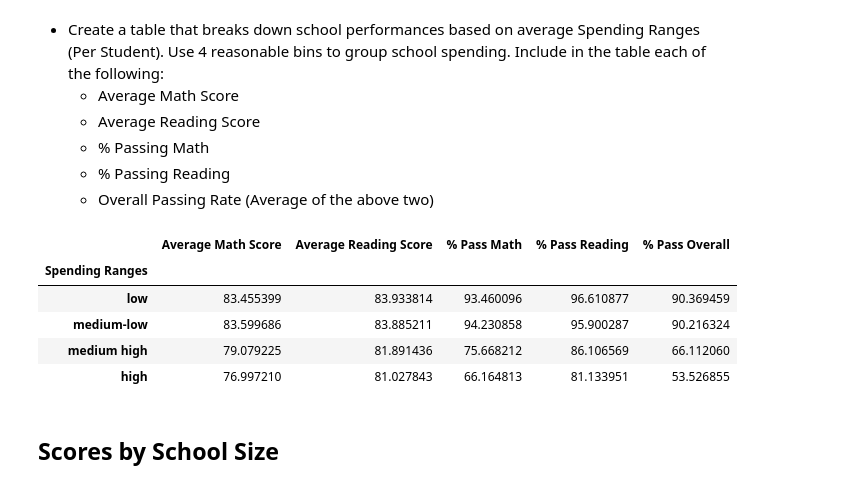
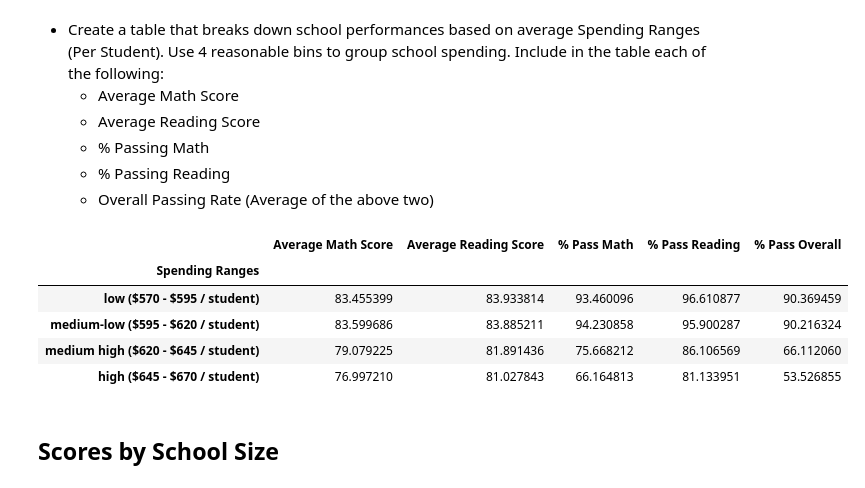
Before and after one commit to KatherineH-cls/pandas-challenge, a Jupyter notebook: PyCitySchools/PyCitySchools.ipynb, the cells around one changed output. Drawn from its saved outputs; the diff is of its cells as text; code cells hidden in the pictures.

```diff
--- a/PyCitySchools/PyCitySchools.ipynb
+++ b/PyCitySchools/PyCitySchools.ipynb
@@ -372,33 +372,33 @@ reading_by_grade.style
 # %%
 # create a subset table of summary_reorder to use for score analysis
 school_analysis = summary_reorder[['Per Student Budget', 'Average Math Score', 'Average Reading Score',
        '% Pass Math', '% Pass Reading', '% Pass Overall']].copy()
 
 # Create the bins for school spending
 spending_bins = [570, 595, 620, 645, 670]
 
 # Create the names for the bins
-spending_groups = ['low', 'medium-low', 'medium high', 'high']
+spending_groups = ['low ($570 - $595 / student)', 'medium-low ($595 - $620 / student)', 'medium high ($620 - $645 / student)', 'high ($645 - $670 / student)']
 
 # Cut the data
 school_analysis['Spending Ranges']=pd.cut(school_analysis['Per Student Budget'], spending_bins, labels = spending_groups, include_lowest = True)
 
 # Create a group based on the bins
 school_analysis_spend = school_analysis.groupby('Spending Ranges').mean()
 
 # Choose which columns to print
 col_print = ['Average Math Score', 'Average Reading Score',
        '% Pass Math', '% Pass Reading', '% Pass Overall']
 
 
 school_analysis_spend[col_print]
 # %% [output]
 |  | Average Math Score | Average Reading Score | % Pass Math | % Pass Reading | % Pass Overall |
 | Spending Ranges |  |  |  |  |  |
-| low | 83.455399 | 83.933814 | 93.460096 | 96.610877 | 90.369459 |
-| medium-low | 83.599686 | 83.885211 | 94.230858 | 95.900287 | 90.216324 |
-| medium high | 79.079225 | 81.891436 | 75.668212 | 86.106569 | 66.112060 |
-| high | 76.997210 | 81.027843 | 66.164813 | 81.133951 | 53.526855 |
+| low ($570 - $595 / student) | 83.455399 | 83.933814 | 93.460096 | 96.610877 | 90.369459 |
+| medium-low ($595 - $620 / student) | 83.599686 | 83.885211 | 94.230858 | 95.900287 | 90.216324 |
+| medium high ($620 - $645 / student) | 79.079225 | 81.891436 | 75.668212 | 86.106569 | 66.112060 |
+| high ($645 - $670 / student) | 76.997210 | 81.027843 | 66.164813 | 81.133951 | 53.526855 |
 # %% [markdown]
 ## Scores by School Size
 # %% [markdown]
```
Also changed, not shown: parts of 2 cells of this notebook.
